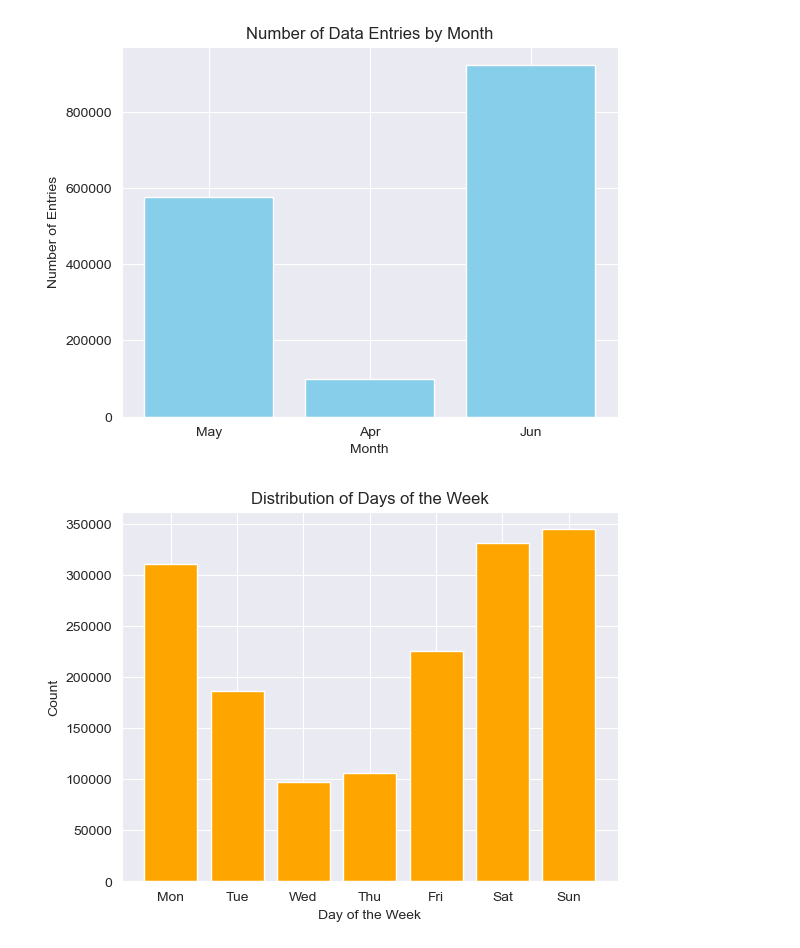
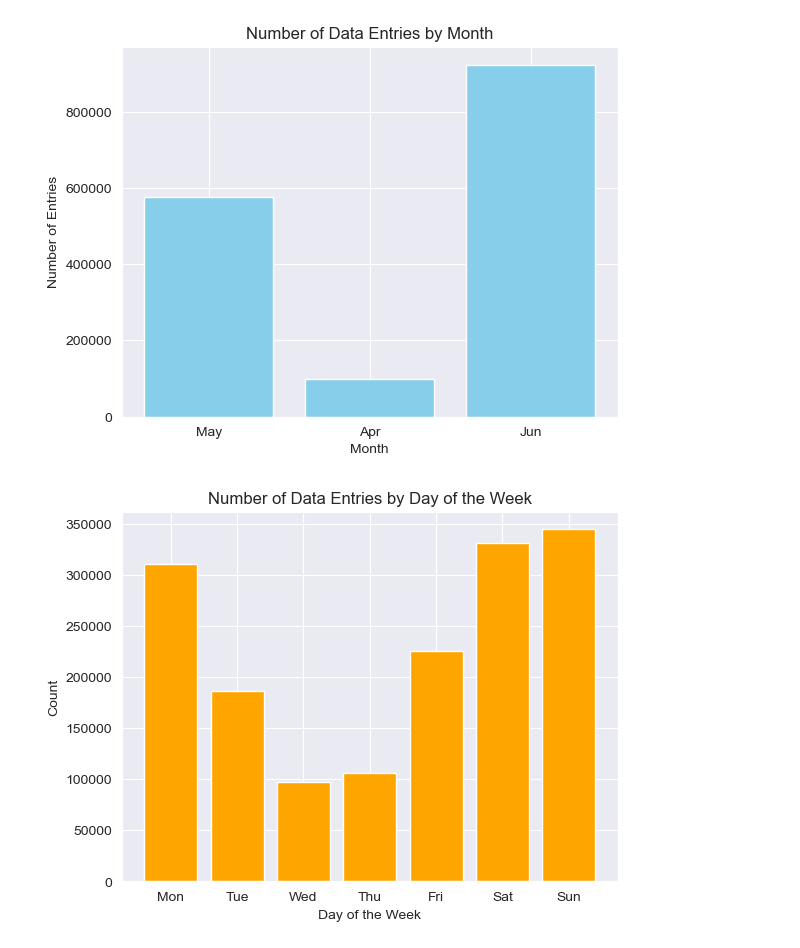
Before and after one commit to mkiel01/Twitter_Sentiment_Analysis, a Jupyter notebook: initial_vizualization.ipynb, the cells around one changed output. Drawn from its saved outputs; the diff is of its cells as text; code cells hidden in the pictures.

Commit message:
visualization

```diff
--- a/initial_vizualization.ipynb
+++ b/initial_vizualization.ipynb
@@ -146,32 +172,32 @@ days_data = {
   "Tue": 0,
   "Wed": 0,
   "Thu": 0,
   "Fri": 0,
   "Sat": 0,
   "Sun": 0,
 }
 for i in dataset['date']:
     day_of_week = i.split(" ")[0]
     if day_of_week == 'Mon':
         days_data['Mon'] += 1
     elif day_of_week == 'Tue':
         days_data['Tue'] += 1
     elif day_of_week == 'Wed':
         days_data['Wed'] += 1
     elif day_of_week == 'Thu':
         days_data['Thu'] += 1
     elif day_of_week == 'Fri':
         days_data['Fri'] += 1
     elif day_of_week == 'Sat':
         days_data['Sat'] += 1
     elif day_of_week == 'Sun':
         days_data['Sun'] += 1
 
 # Plotting the distribution of days of the week
 plt.bar(days_data.keys(), days_data.values(), color='orange')
-plt.title('Distribution of Days of the Week')
+plt.title('Number of Data Entries by Day of the Week')
 plt.xlabel('Day of the Week')
 plt.ylabel('Count')
 plt.show()
 # %% [output]
-[figure, old version]
+[figure, new version]
```
Also changed, not shown: parts of 22 cells of this notebook, 1 other file.
